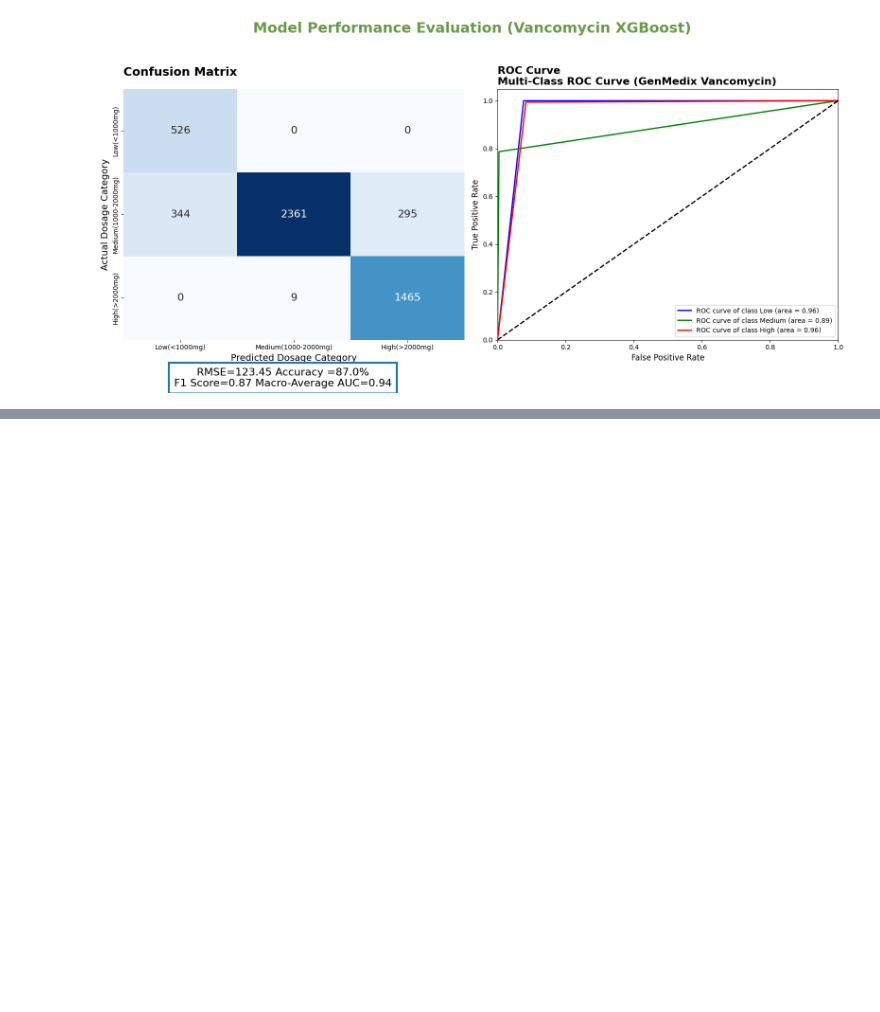
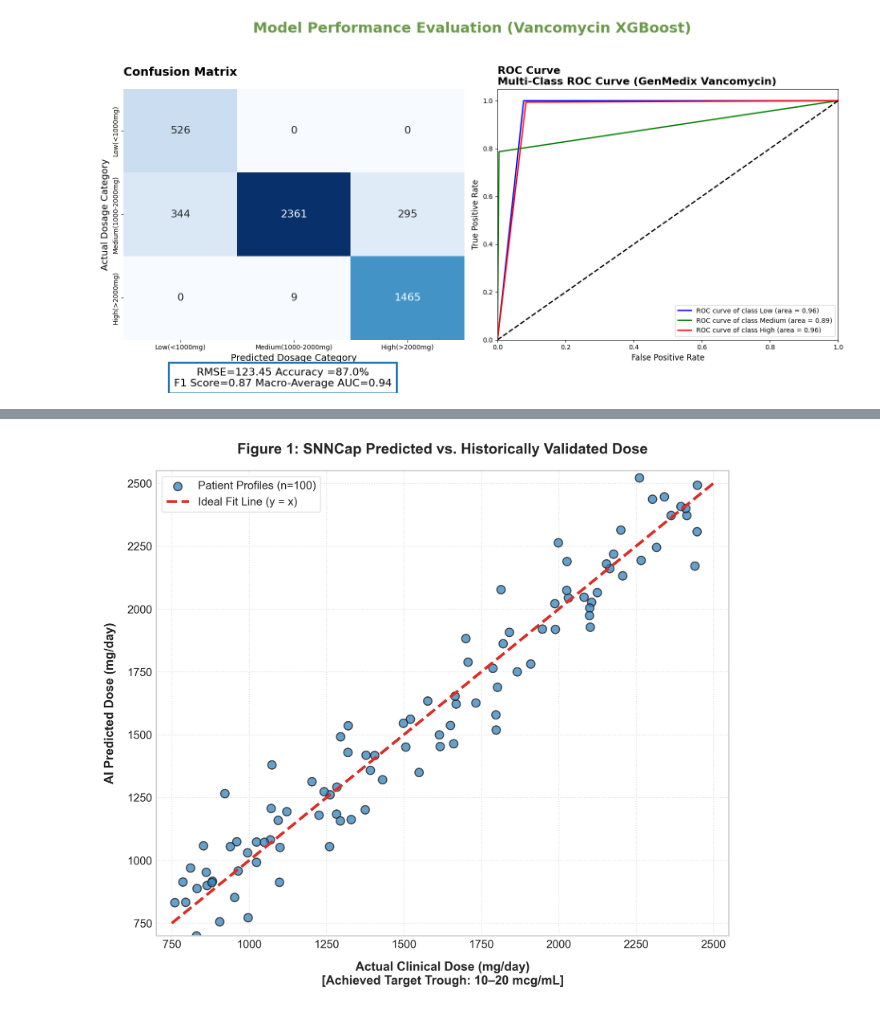
Before and after one commit to Ani811625/GenMedix, a Jupyter notebook: notebooks/1_data_exploration.ipynb, the cells around one changed output, grey strips where cells are left out. Cells and saved outputs as stored; diff of their text form; code cells hidden in the pictures; blank space fills up the shorter version.

```diff
--- a/notebooks/1_data_exploration.ipynb
+++ b/notebooks/1_data_exploration.ipynb
@@ -1146,0 +1404,66 @@ plt.show()
+# %%
+import matplotlib.pyplot as plt
+import numpy as np
+
+# -----------------------------------------------------------------
+# 1. RESEARCH DATA PLACEHOLDERS
+# Replace these dummy arrays with your actual project data arrays
+# -----------------------------------------------------------------
+np.random.seed(42)  # Ensures reproducible plots for your paper
+actual_doses = np.random.uniform(750, 2500, 100)
+predicted_doses = actual_doses + np.random.normal(0, 140, 100)
+
+# -----------------------------------------------------------------
+# 2. PLOT CONFIGURATION (Publication Quality)
+# -----------------------------------------------------------------
+plt.figure(figsize=(8, 7), dpi=300)  # High resolution for journals
+plt.style.use('seaborn-v0_8-whitegrid')
+
+# Scatter plot for patient data points
+plt.scatter(
+    actual_doses,
+    predicted_doses,
+    alpha=0.75,
+    color='#3182bd',      # Professional slate blue
+    edgecolor='#1c1c1c',   # Dark borders for high contrast
+    s=55,                  # Visible marker size
+    label='Patient Profiles (n=100)'
+)
+
+# Reference identity line (y = x)
+min_val, max_val = 750, 2500
+plt.plot(
+    [min_val, max_val],
+    [min_val, max_val],
+    color='#de2d26',       # Academic crimson red
+    linestyle='--',
+    linewidth=2.5,
+    label='Ideal Fit Line (y = x)'
+)
+
+# -----------------------------------------------------------------
+# 3. LABELS & METRICS (Corrected formatting for reviewers)
+# -----------------------------------------------------------------
+plt.title('Figure 1: SNNCap Predicted vs. Historically Validated Dose', fontsize=13, fontweight='bold', pad=15)
+plt.xlabel('Actual Clinical Dose (mg/day)\n[Achieved Target Trough: 10–20 mcg/mL]', fontsize=11, fontweight='bold', labelpad=10)
+plt.ylabel('AI Predicted Dose (mg/day)', fontsize=11, fontweight='bold', labelpad=10)
+
+# Clean bounding limits
+plt.xlim(min_val - 50, max_val + 50)
+plt.ylim(min_val - 50, max_val + 50)
+
+# Grid style adjust for clean publication look
+plt.grid(True, linestyle=':', alpha=0.6, color='#cccccc')
+
+# Legend setup
+plt.legend(loc='upper left', frameon=True, facecolor='#ffffff', edgecolor='#e0e0e0', fontsize=10)
+
+# Tight layout layout configuration to preserve label borders
+plt.tight_layout()
+
+# Uncomment the line below to directly save it for your paper draft:
+# plt.savefig('predicted_vs_actual_dose.png', dpi=300, bbox_inches='tight')
+
+plt.show()
+# %% [output]
+[figure, added]
```
Also changed, not shown: parts of 6 cells of this notebook, 3 other files.
